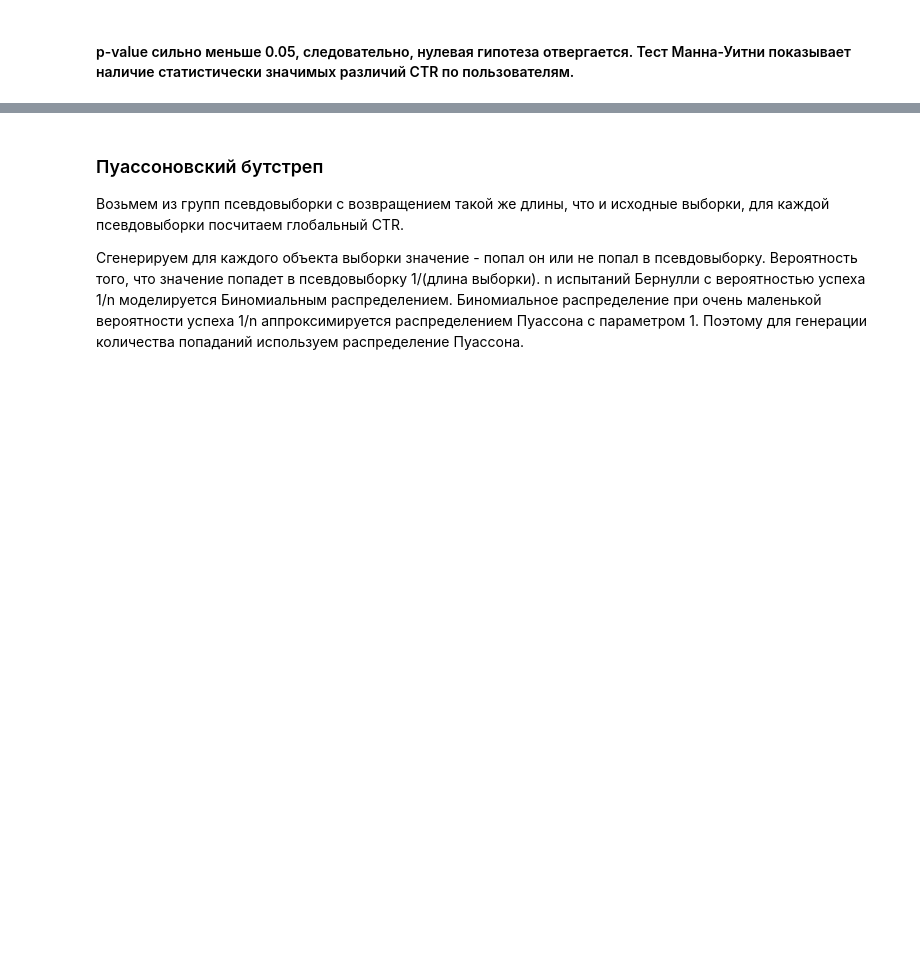
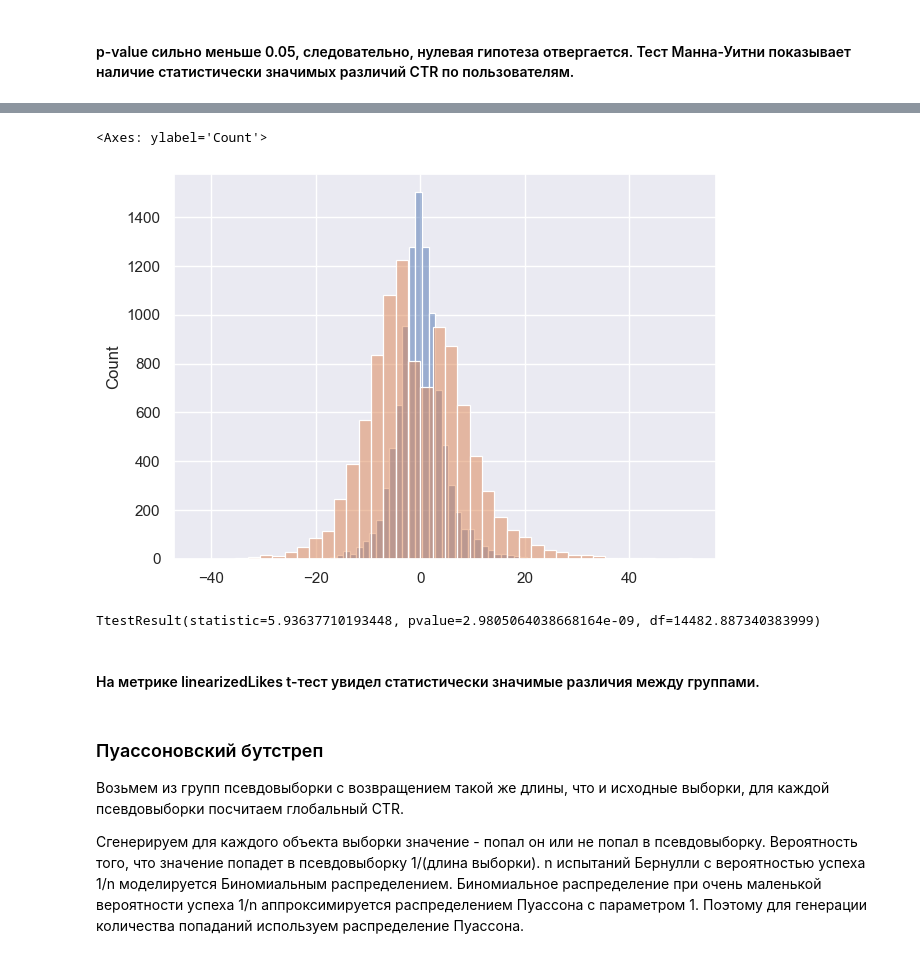
Before and after one commit to anVysa/Analysis-of-the-effectiveness-of-the-new-recommendation-system, a Jupyter notebook: Analysis-of-the-effectiveness-of-the-new-recommendation-system.ipynb, the cells around one changed output, grey strips where cells are left out. Cells and saved outputs as stored; diff of their text form; code cells hidden in the pictures; blank space fills up the shorter version.

Commit message:
'AB-test'

```diff
--- a/Analysis-of-the-effectiveness-of-the-new-recommendation-system.ipynb
+++ b/Analysis-of-the-effectiveness-of-the-new-recommendation-system.ipynb
@@ -201,3 +209,30 @@ MannwhitneyuResult(statistic=55189913.0, pvalue=4.632205841806026e-45)
+# %%
+def get_linear_likes(likes, views, ctr_control):
+    return likes - ctr_control * views
+# %%
+group1 = data_for_AB[data_for_AB.exp_group==1]
+group2 = data_for_AB[data_for_AB.exp_group==2]
+
+control_CTR = group1.likes.sum() / group1.views.sum()
+linear_metric1 = get_linear_likes(group1.likes, group1.views, control_CTR)
+linear_metric2 = get_linear_likes(group2.likes, group2.views, control_CTR)
+# %%
+sns.set(rc={'figure.figsize':(7,5)})
+sns.histplot(linear_metric1,
+              alpha=0.5,
+              kde=False, bins = 40)
+sns.histplot(linear_metric2,
+              alpha=0.5,
+              kde=False, bins = 40)
+# %% [output]
+<Axes: ylabel='Count'>
+[figure, added]
+# %%
+print(t_test(linear_metric1,linear_metric2))
+# %% [output]
+TtestResult(statistic=5.93637710193448, pvalue=2.9805064038668164e-09, df=14482.887340383999)
+# %% [markdown]
+#### На метрике linearizedLikes t-тест увидел статистически значимые различия между группами.
 # %% [markdown]
 ### Пуассоновский бутстреп
 Возьмем из групп псевдовыборки с возвращением такой же длины, что и исходные выборки, для каждой псевдовыборки посчитаем глобальный CTR.
```
Also changed, not shown: parts of 8 cells of this notebook.
